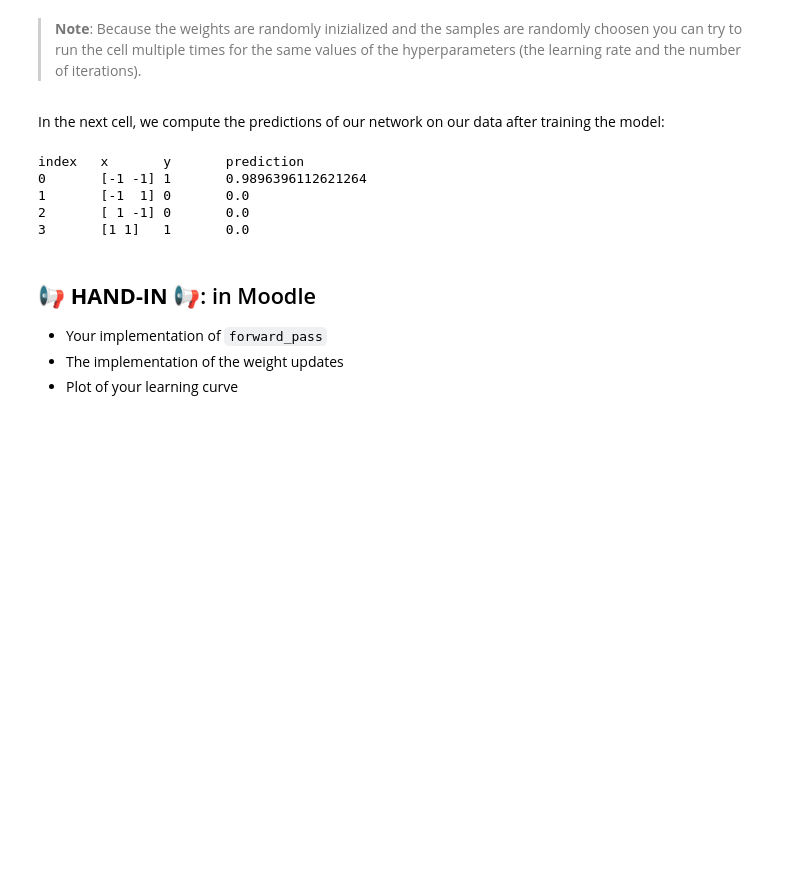
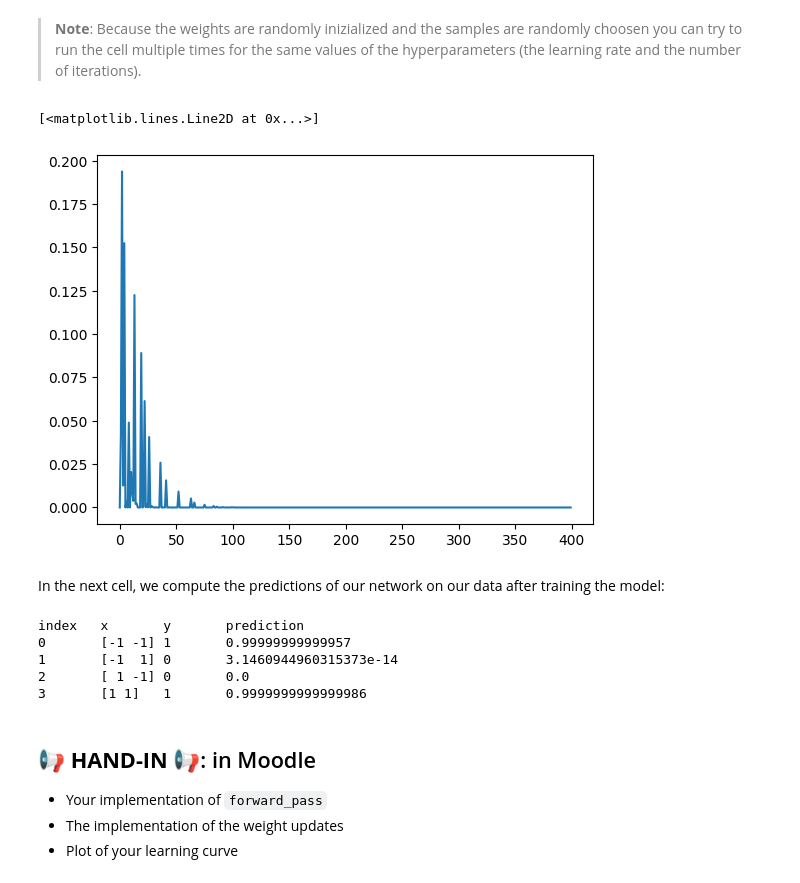
Before and after one commit to TheBromo/mldm, a Jupyter notebook: L08_Neural_Networks_ASSIGNMENT.ipynb, the cells around one changed output. Saved outputs shown, nothing was run; the diff lists cells and outputs as text; code cells hidden in the pictures; blank space fills up the shorter version.

```diff
--- a/L08_Neural_Networks_ASSIGNMENT.ipynb
+++ b/L08_Neural_Networks_ASSIGNMENT.ipynb
@@ -331,31 +331,34 @@ where $\alpha$ denotes the learning rate.
 # %%
 W, u = initialize_weights()
 
-learning_rate = 0.001   # choose a learning rate
-n_steps = 1000000         # choose a number of training iterations
+learning_rate = 0.05   # choose a learning rate
+n_steps = 400         # choose a number of training iterations
 
 losses = []
 
 for t in range(n_steps):
 
   # randomly sample one of the 4 data points
   sample_ix = rng.integers(0,4)
   x_t = X[sample_ix]
   y_t = y[sample_ix]
 
   # compute and log squared error for the current sample
   loss = 0.5 * (y_t - forward_pass(x_t, W, u))**2
   losses.append(loss)
 
   # compute gradients (partial derivatives of our weights)
   grad_u, grad_w = grads(y_t, x_t, W, u)
 
   # update the weights (model parameters)
   W = W - learning_rate * grad_w #u_1 = u_0 - alpha * grad_u
   u = u - learning_rate * grad_u
 
 # plot learning curve
 plt.plot(np.arange(n_steps), losses)
+# %% [output]
+[<matplotlib.lines.Line2D at 0x...>]
+[figure, added]
 # %% [markdown]
 In the next cell, we compute the predictions of our network on our data after training the model:
 # %%
@@ -364,10 +367,10 @@ for i in range(4):
   print(i, X[i, :], y[i], forward_pass(X[i, :], W, u), sep="\t")
 # %% [output]
 index   x       y       prediction
-0       [-1 -1] 1       0.9896396112621264
-1       [-1  1] 0       0.0
+0       [-1 -1] 1       0.99999999999957
+1       [-1  1] 0       3.1460944960315373e-14
 2       [ 1 -1] 0       0.0
-3       [1 1]   1       0.0
+3       [1 1]   1       0.9999999999999986
 # %% [markdown]
 ## 📢 **HAND-IN** 📢: in Moodle
 
```
Also changed, not shown: parts of 8 cells of this notebook.
